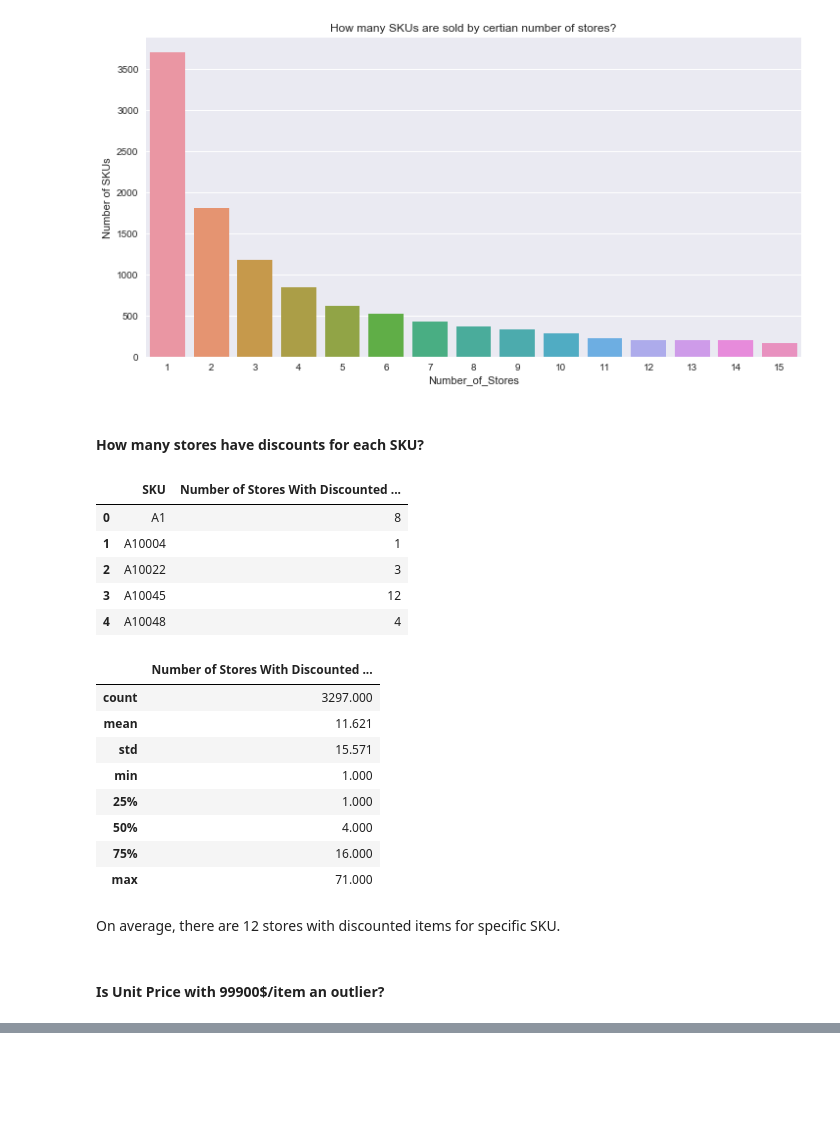
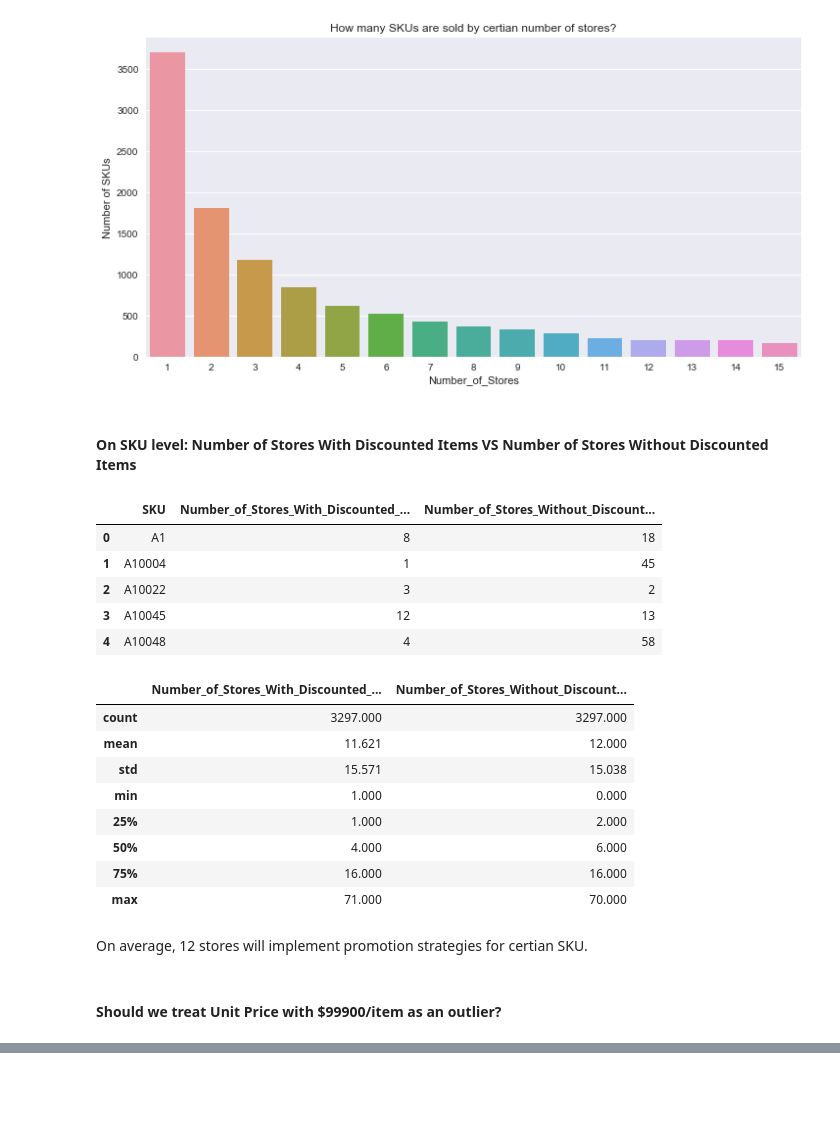
Before and after one commit to WorgenZhang/Retail-Project, a Jupyter notebook: EDA.ipynb, the cells around one changed output, grey strips where cells are left out. Saved outputs shown, nothing was run; the diff lists cells and outputs as text; code cells hidden in the pictures.

```diff
--- a/EDA.ipynb
+++ b/EDA.ipynb
@@ -222,12 +251,22 @@ plt.title('How many SKUs are sold by certian number of stores?')
 # %% [output]
 <matplotlib.text.Text at 0x...>
 [figure]
-# %% [markdown]
-#### How many stores have discounts for each SKU?
+# %% [markdown]
+#### On SKU level: Number of Stores With Discounted Items VS Number of Stores Without Discounted Items
+# %%
+q='''
+   select
+       SKU, count(distinct StoreID) as Number_of_Stores
+   from
+       data_type
+   group by
+       SKU
+'''
+df2_2=pysqldf(q)
 # %%
 q='''
    select
-       SKU, count(distinct StoreID) as 'Number of Stores With Discounted Items'
+       SKU, count(distinct StoreID) as Number_of_Stores_With_Discounted_Items
    from
        data_type
    where
@@ -235,30 +274,42 @@ q='''
    group by
        SKU
 '''
-df2_2=pysqldf(q)
+df2_3=pysqldf(q)
+# %%
+q='''
+   select
+       a.SKU, b.Number_of_Stores_With_Discounted_Items, a.Number_of_Stores-b.Number_of_Stores_With_Discounted_Items as Number_of_Stores_Without_Discounted_Items
+   from
+       df2_2 a
+   join
+       df2_3 b
+   on
+       a.SKU=b.SKU
+'''
+df2_3=pysqldf(q)
 # %%
-df2_2.head()
+df2_3.head()
 # %% [output]
-|  | SKU | Number of Stores With Discounted ... |
-| 0 | A1 | 8 |
-| 1 | A10004 | 1 |
-| 2 | A10022 | 3 |
-| 3 | A10045 | 12 |
-| 4 | A10048 | 4 |
+|  | SKU | Number_of_Stores_With_Discounted_... | Number_of_Stores_Without_Discount... |
+| 0 | A1 | 8 | 18 |
+| 1 | A10004 | 1 | 45 |
+| 2 | A10022 | 3 | 2 |
+| 3 | A10045 | 12 | 13 |
+| 4 | A10048 | 4 | 58 |
 # %%
-df2_2.describe()
+df2_3.describe()
 # %% [output]
-|  | Number of Stores With Discounted ... |
-| count | 3297.000 |
-| mean | 11.621 |
-| std | 15.571 |
-| min | 1.000 |
-| 25% | 1.000 |
-| 50% | 4.000 |
-| 75% | 16.000 |
-| max | 71.000 |
+|  | Number_of_Stores_With_Discounted_... | Number_of_Stores_Without_Discount... |
+| count | 3297.000 | 3297.000 |
+| mean | 11.621 | 12.000 |
+| std | 15.571 | 15.038 |
+| min | 1.000 | 0.000 |
+| 25% | 1.000 | 2.000 |
+| 50% | 4.000 | 6.000 |
+| 75% | 16.000 | 16.000 |
+| max | 71.000 | 70.000 |
 # %% [markdown]
-On average, there are 12 stores with discounted items for specific SKU.
+On average, 12 stores will implement promotion strategies for certian SKU.
 # %% [markdown]
-#### Is Unit Price with 99900\$/item an outlier?
+#### Should we treat Unit Price with $99900/item as an outlier?
 # %%
```
Also changed, not shown: parts of 30 cells of this notebook.
